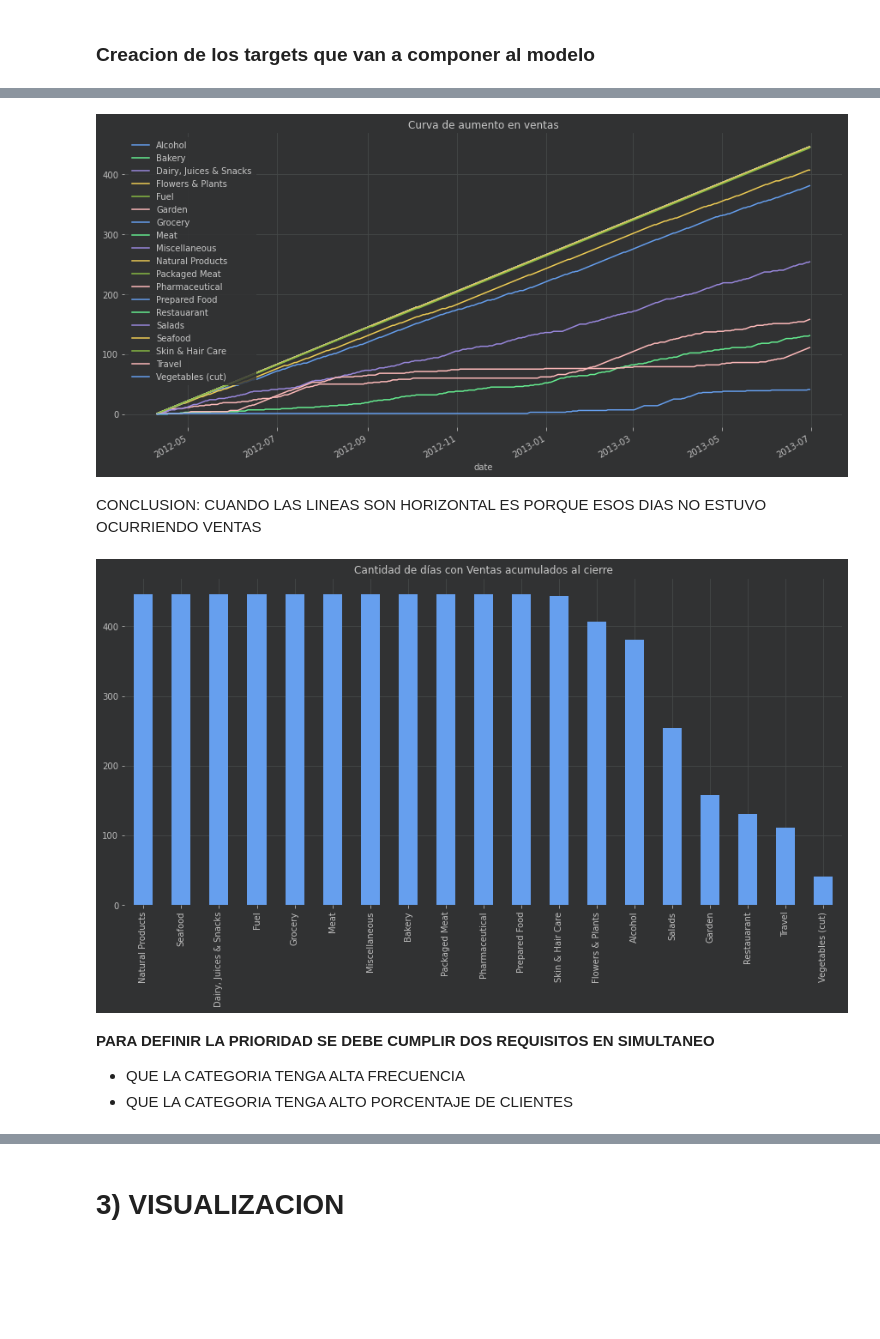
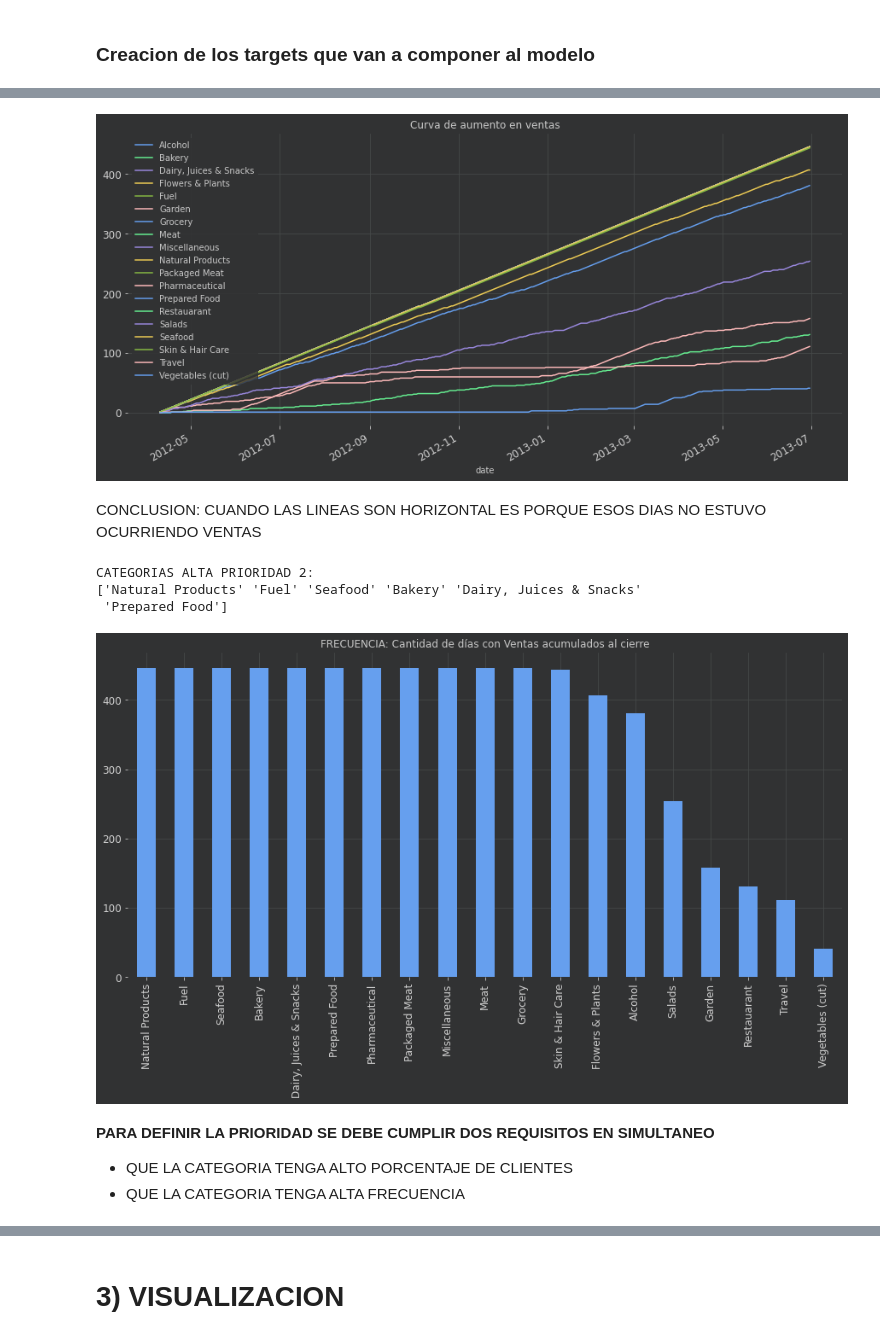
Before and after one commit to AgustinSt1990/tp_final, a Jupyter notebook: TP_FINAL_Data_Science.ipynb, the cells around one changed output, grey strips where cells are left out. Cells and saved outputs as stored; diff of their text form; code cells hidden in the pictures; blank space fills up the shorter version.

```diff
--- a/TP_FINAL_Data_Science.ipynb
+++ b/TP_FINAL_Data_Science.ipynb
@@ -109,10 +64,10 @@ def x_2():
 # %%
 def titulo(titulo):
-    x = x_1()
+    x = x_en('prt_DS_1')
     return ('='*80+'\n>> {}.\t'+titulo+ '\n'+'='*80).format(x)
 
 def subtitulo(subtitulo):
-    x = x_2()
+    x = x_en('prt_DS_2')
     return ('>>>> {}) '+subtitulo+ '\n').format(x)
 # %%
 def statistic_tables_1(data):
@@ -366,17 +327,21 @@ for cat in Dicto_1['dummy_cat_time_norm'].columns:
 
 plt.legend();
 # %% [output]
-[figure, old version]
+[figure, new version]
 # %% [markdown]
 CONCLUSION: CUANDO LAS LINEAS SON HORIZONTAL ES PORQUE ESOS DIAS NO ESTUVO OCURRIENDO VENTAS
 # %%
-Dicto_1['dummy_cat_time_norm'].cumsum().iloc[-1,:].sort_values(ascending=False).plot(kind='bar', figsize=(15, 7)).set(title='Cantidad de días con Ventas acumulados al cierre');
+print ('CATEGORIAS ALTA PRIORIDAD 2:\n{}'.format(Dicto_1['dummy_cat_time_norm'].cumsum().iloc[-1,:].sort_values(ascending=False).loc[:'Prepared Food'].index.values))
+Dicto_1['dummy_cat_time_norm'].cumsum().iloc[-1,:].sort_values(ascending=False).plot(kind='bar', figsize=(15, 7)).set(title='FRECUENCIA: Cantidad de días con Ventas acumulados al cierre');
 # %% [output]
+CATEGORIAS ALTA PRIORIDAD 2:
+['Natural Products' 'Fuel' 'Seafood' 'Bakery' 'Dairy, Juices & Snacks'
+ 'Prepared Food']
-[figure, old version]
+[figure, new version]
 # %% [markdown]
 **PARA DEFINIR LA PRIORIDAD SE DEBE CUMPLIR DOS REQUISITOS EN SIMULTANEO**
 
+- QUE LA CATEGORIA TENGA ALTO PORCENTAJE DE CLIENTES
 - QUE LA CATEGORIA TENGA ALTA FRECUENCIA
-- QUE LA CATEGORIA TENGA ALTO PORCENTAJE DE CLIENTES
 # %%
 # requisito 1:
```
Also changed, not shown: parts of 12 cells of this notebook, 3 other files.
